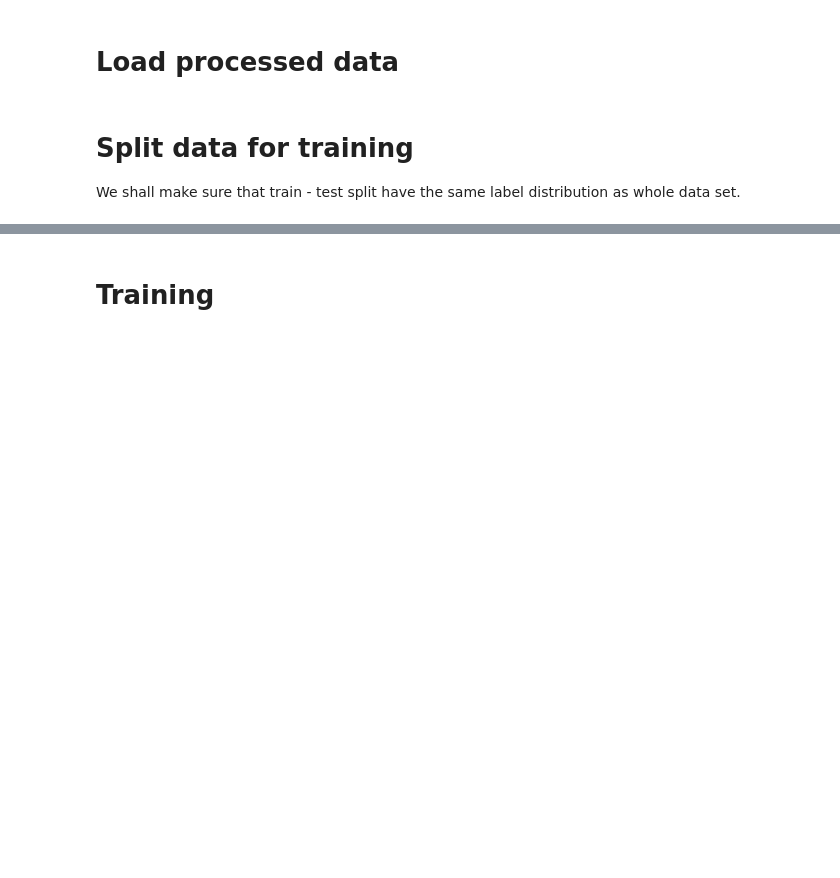
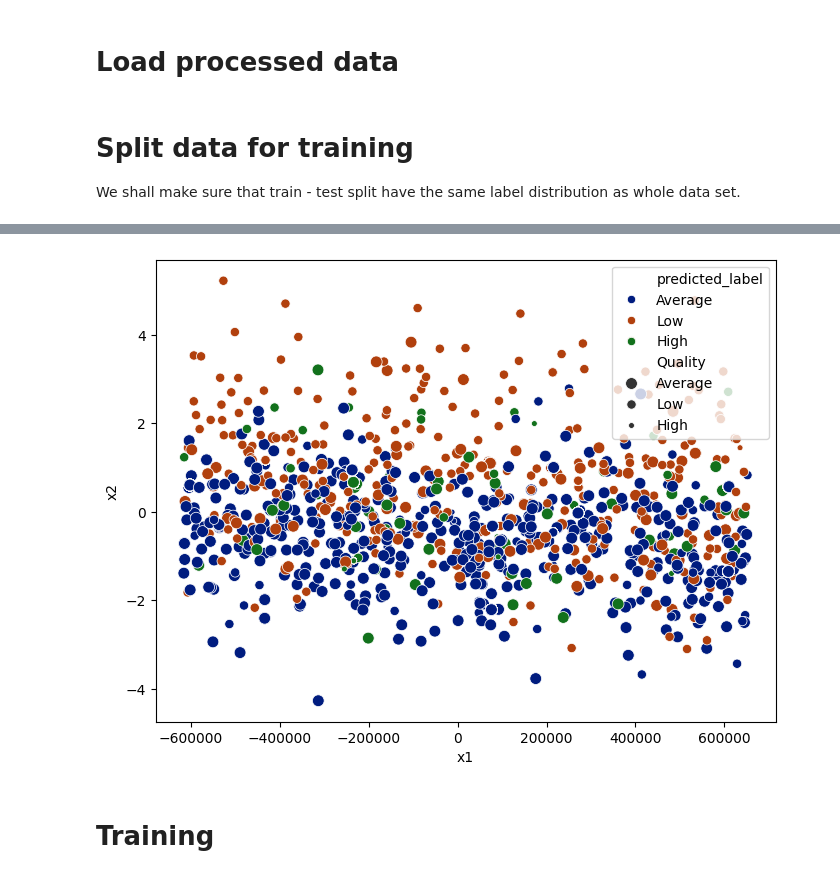
Before and after one commit to PhiCtl/flour-screening, a Jupyter notebook: data_classification.ipynb, the cells around one changed output, grey strips where cells are left out. Saved outputs shown, nothing was run; the diff lists cells and outputs as text; code cells hidden in the pictures; blank space fills up the shorter version.

```diff
--- a/data_classification.ipynb
+++ b/data_classification.ipynb
@@ -68,0 +140,3 @@ X_res, y_res = smote.fit_resample(X_train, y_train)
+# %%
+df_misc = df.loc[res['id']].reset_index()
+df_misc = df_misc.merge(res[['id', 'predicted_label']], left_on='Package ID', right_on='id')
@@ -69,2 +159,19 @@ X_res, y_res = smote.fit_resample(X_train, y_train)
+# %%
+from sklearn.decomposition import PCA
+
+pca = PCA(n_components=2)
+df_x = df_misc
+x = df_x.drop(['Quality', 'predicted_label'], axis=1).to_numpy()
+pca_res = pca.fit_transform(x)
+
+df_plot = pd.DataFrame(pca_res, columns=['x1', 'x2'])
+df_plot['predicted_label'] = df_x['predicted_label'].map({v : k for k, v in class_map.items()})
+df_plot['Quality'] = df_x['Quality'].map({v : k for k, v in class_map.items()})
+
+plt.figure(figsize=(8,6))
+sns.scatterplot(data=df_plot, x='x1', y='x2', hue='predicted_label', palette='dark', size='Quality')
+plt.show()
+# %% [output]
+[figure, added]
 # %% [markdown]
 # Training
```
Also changed, not shown: parts of 55 cells of this notebook, 1 other file.
